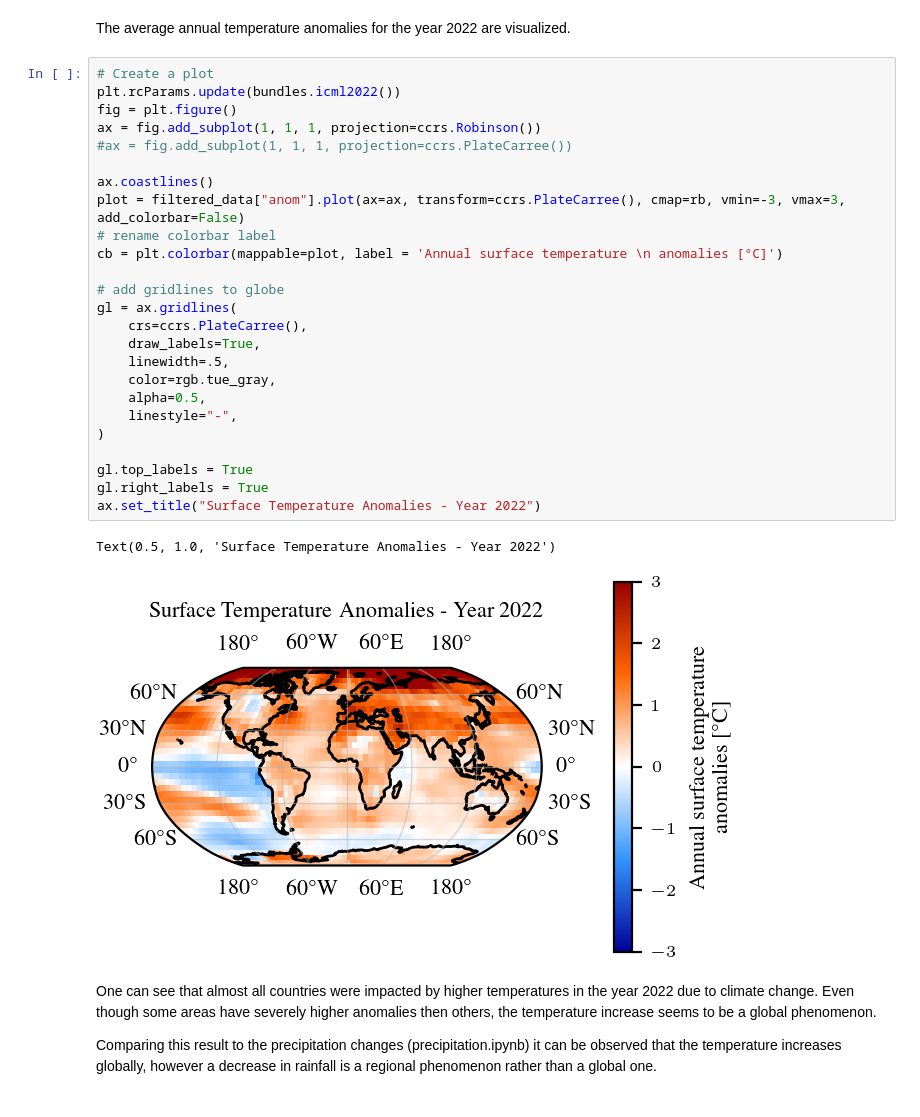
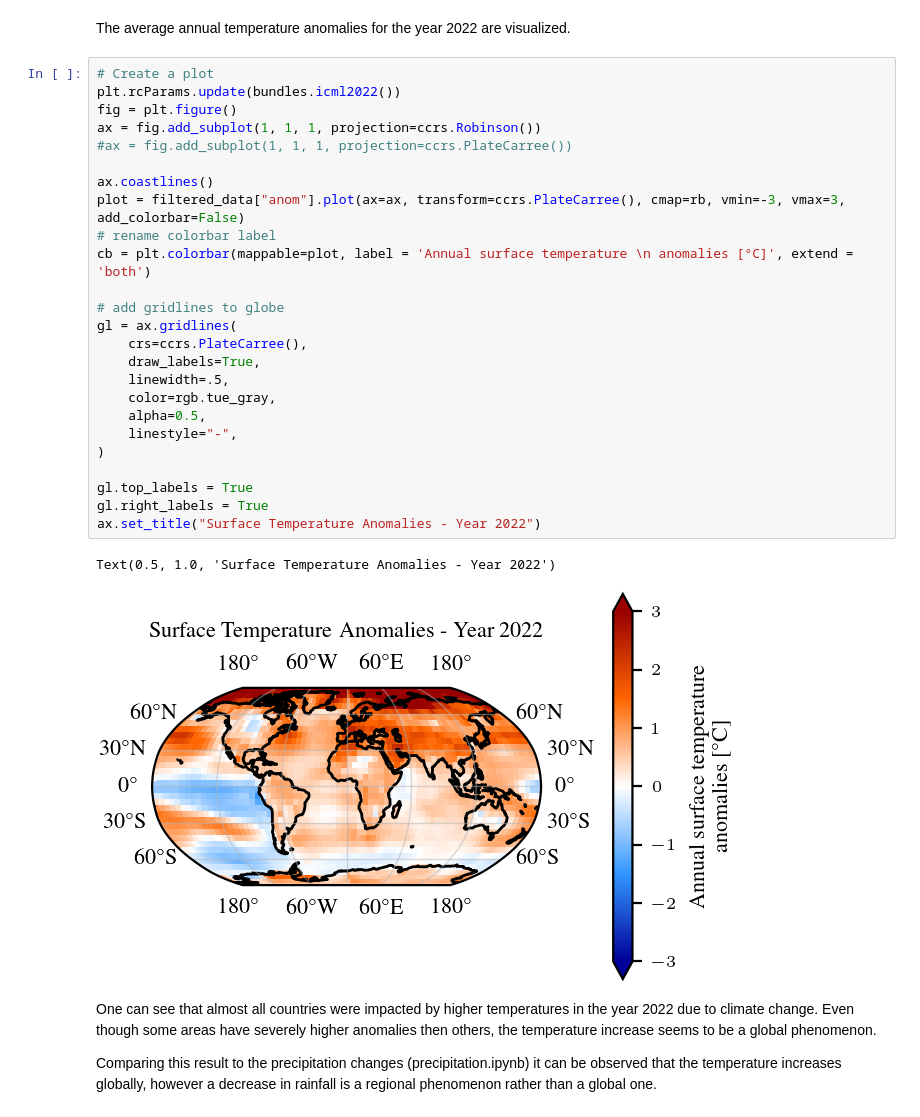
Before and after one commit to am9zZWY/team-aqua, a Jupyter notebook: exp/exp_global_temperature.ipynb, the cells around one changed output. Drawn from its saved outputs; the diff is of its cells as text.

```diff
--- a/exp/exp_global_temperature.ipynb
+++ b/exp/exp_global_temperature.ipynb
@@ -209,31 +206,31 @@ The average annual temperature anomalies for the year 2022 are visualized.
 # %%
 # Create a plot
 plt.rcParams.update(bundles.icml2022())
 fig = plt.figure()
 ax = fig.add_subplot(1, 1, 1, projection=ccrs.Robinson())
 #ax = fig.add_subplot(1, 1, 1, projection=ccrs.PlateCarree())
 
 ax.coastlines()
 plot = filtered_data["anom"].plot(ax=ax, transform=ccrs.PlateCarree(), cmap=rb, vmin=-3, vmax=3, add_colorbar=False)
 # rename colorbar label
-cb = plt.colorbar(mappable=plot, label = 'Annual surface temperature \n anomalies [°C]')
+cb = plt.colorbar(mappable=plot, label = 'Annual surface temperature \n anomalies [°C]', extend = 'both')
 
 # add gridlines to globe
 gl = ax.gridlines(
     crs=ccrs.PlateCarree(),
     draw_labels=True,
     linewidth=.5,
     color=rgb.tue_gray,
     alpha=0.5,
     linestyle="-",
 )
 
 gl.top_labels = True
 gl.right_labels = True
 ax.set_title("Surface Temperature Anomalies - Year 2022")
 # %% [output]
 Text(0.5, 1.0, 'Surface Temperature Anomalies - Year 2022')
-[figure, old version]
+[figure, new version]
 # %% [markdown]
 One can see that almost all countries were impacted by higher temperatures in the year 2022 due to climate change. Even though some areas have severely higher anomalies then others, the temperature increase seems to be a global phenomenon.
 
```
Also changed, not shown: parts of 2 cells of this notebook, 1 other file.
